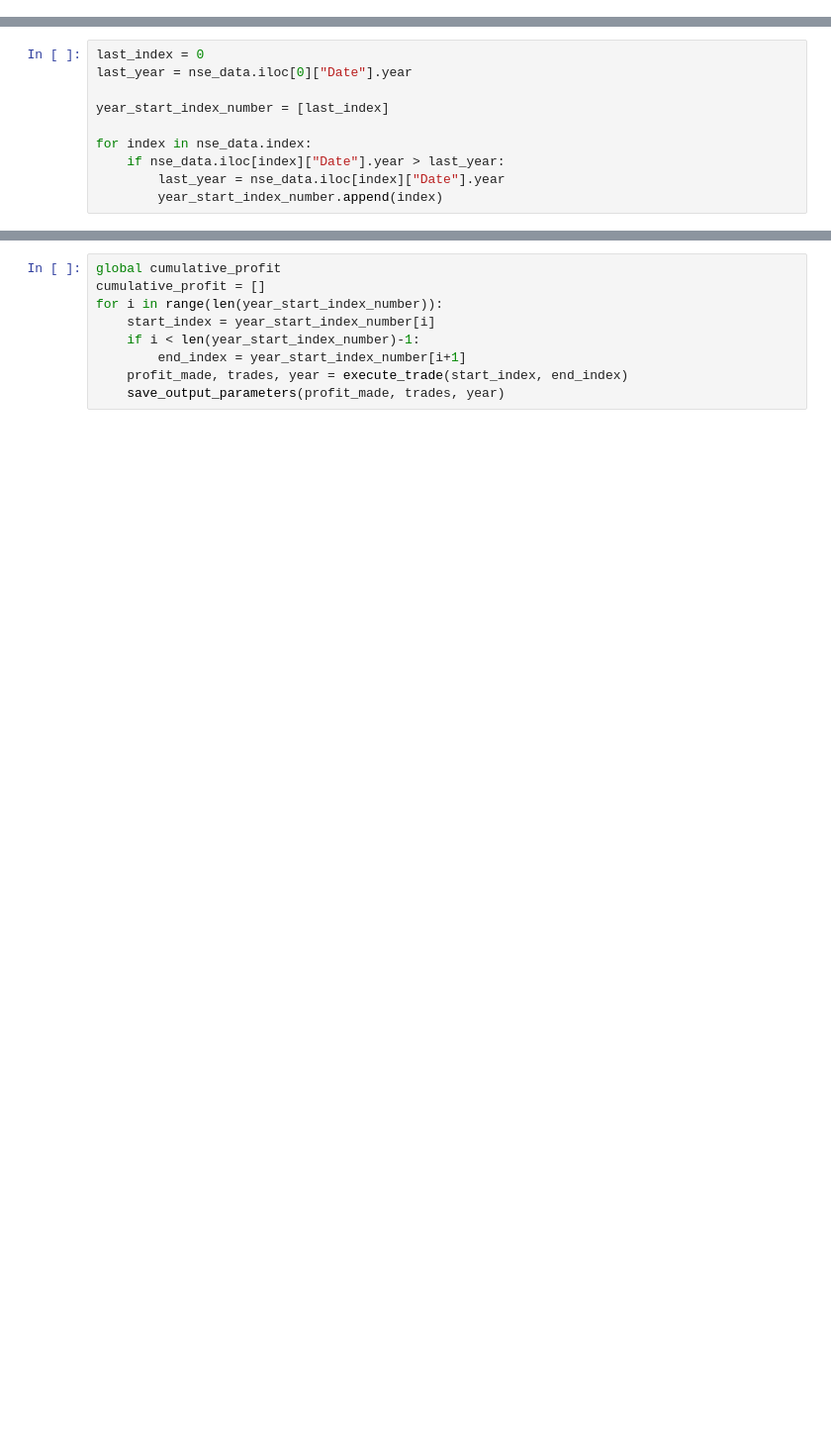
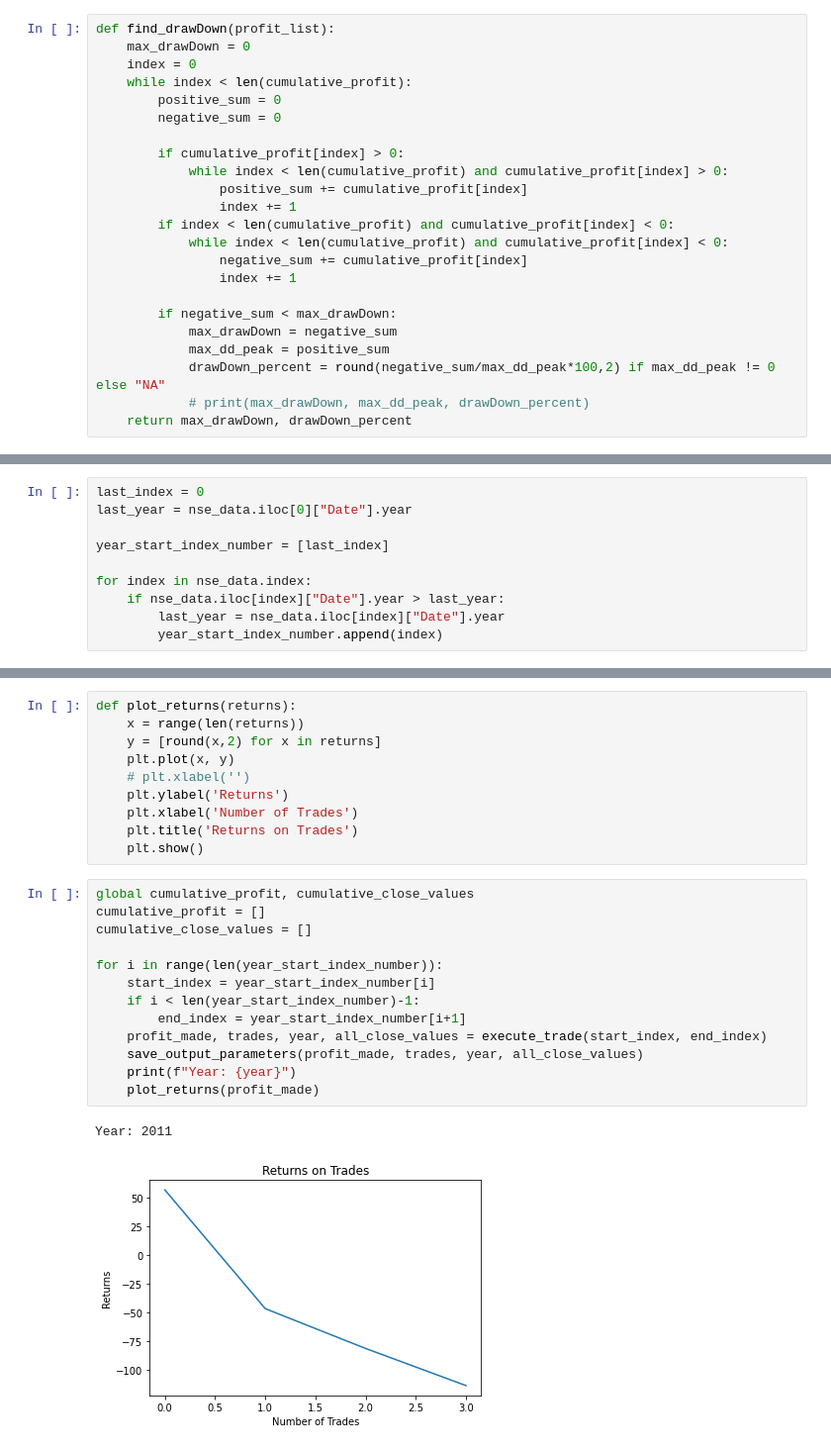
Before and after one commit to AshTiwari/Stock-Data-Analysis, a Jupyter notebook: Strategy 1/Strategy 1.ipynb, the cells around one changed output, grey strips where cells are left out. Shown at 99% size. Cells and saved outputs as stored; diff of their text form; blank space fills up the shorter version.

```diff
--- a/Strategy 1/Strategy 1.ipynb
+++ b/Strategy 1/Strategy 1.ipynb
@@ -229 +260,24 @@ def execute_trade(start_index, end_index):
+# %%
+def find_drawDown(profit_list):
+    max_drawDown = 0
+    index = 0
+    while index < len(cumulative_profit):
+        positive_sum = 0
+        negative_sum = 0
+
+        if cumulative_profit[index] > 0:
+            while index < len(cumulative_profit) and cumulative_profit[index] > 0:
+                positive_sum += cumulative_profit[index]
+                index += 1
+        if index < len(cumulative_profit) and cumulative_profit[index] < 0:
+            while index < len(cumulative_profit) and cumulative_profit[index] < 0:
+                negative_sum += cumulative_profit[index]
+                index += 1
+
+        if negative_sum < max_drawDown:
+            max_drawDown = negative_sum
+            max_dd_peak = positive_sum
+            drawDown_percent = round(negative_sum/max_dd_peak*100,2) if max_dd_peak != 0 else "NA"
+            # print(max_drawDown, max_dd_peak, drawDown_percent)
+    return max_drawDown, drawDown_percent
 # %%
@@ -275,9 +340,26 @@ for index in nse_data.index:
+# %%
+def plot_returns(returns):
+    x = range(len(returns))
+    y = [round(x,2) for x in returns]
+    plt.plot(x, y)
+    # plt.xlabel('')
+    plt.ylabel('Returns')
+    plt.xlabel('Number of Trades')
+    plt.title('Returns on Trades')
+    plt.show()
 # %%
-global cumulative_profit
+global cumulative_profit, cumulative_close_values
 cumulative_profit = []
+cumulative_close_values = []
+
 for i in range(len(year_start_index_number)):
     start_index = year_start_index_number[i]
     if i < len(year_start_index_number)-1:
         end_index = year_start_index_number[i+1]
-    profit_made, trades, year = execute_trade(start_index, end_index)
-    save_output_parameters(profit_made, trades, year)
+    profit_made, trades, year, all_close_values = execute_trade(start_index, end_index)
+    save_output_parameters(profit_made, trades, year, all_close_values)
+    print(f"Year: {year}")
+    plot_returns(profit_made)
+# %% [output]
+Year: 2011
+[figure, added]
```
Also changed, not shown: parts of 36 cells of this notebook, 2 other files.
